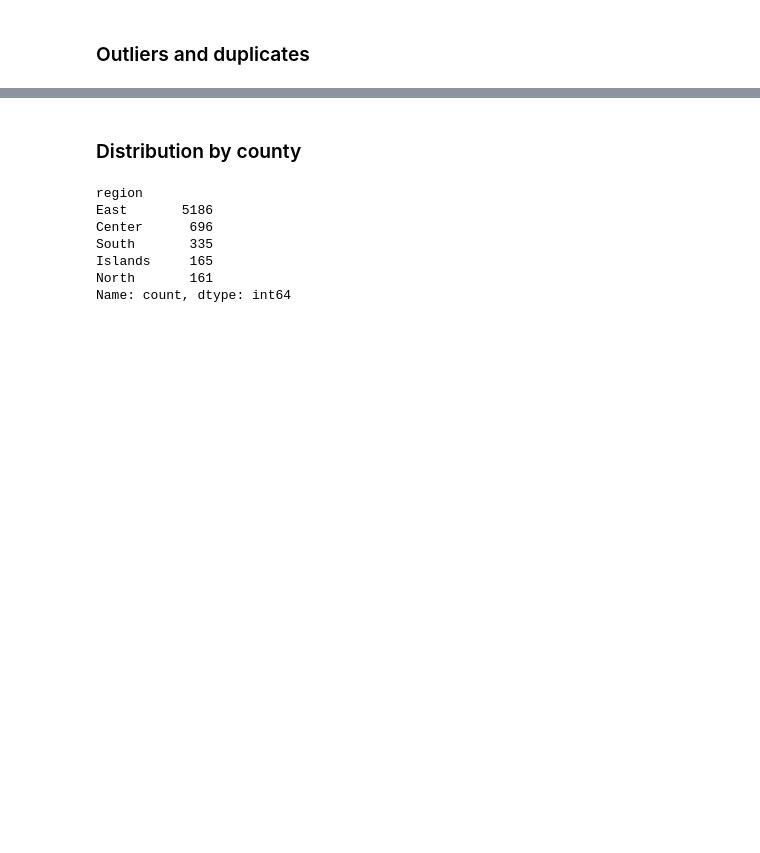
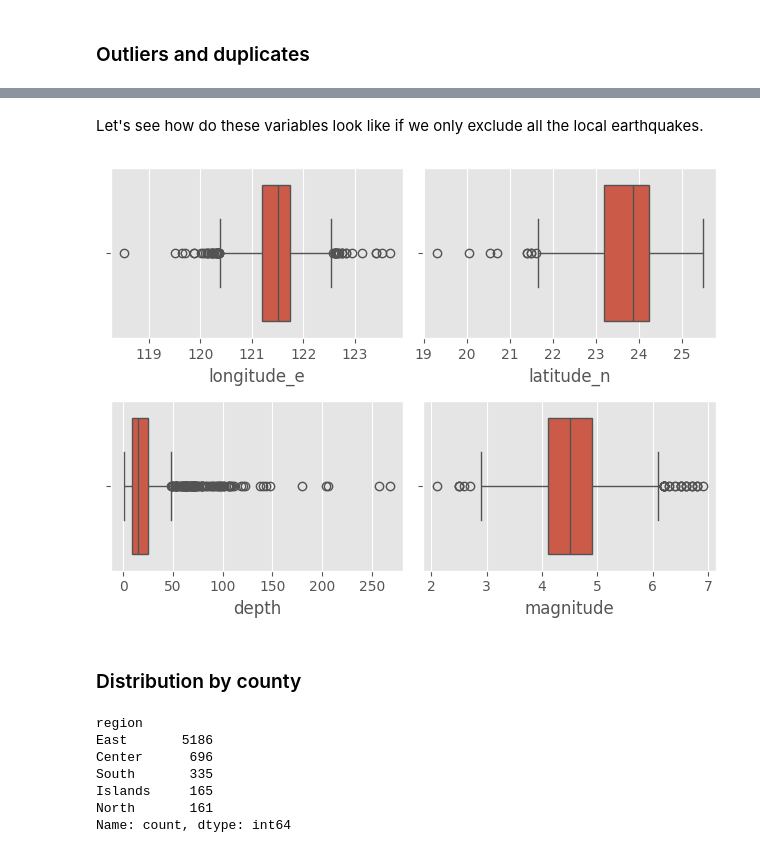
Before and after one commit to jiug/Taiwan-Earthquakes, a Jupyter notebook: earthquakes-taiwan.ipynb, the cells around one changed output, grey strips where cells are left out. Saved outputs shown, nothing was run; the diff lists cells and outputs as text; code cells hidden in the pictures; blank space fills up the shorter version.

```diff
--- a/earthquakes-taiwan.ipynb
+++ b/earthquakes-taiwan.ipynb
@@ -101,3 +104,17 @@ sns.boxplot(df['magnitude'], ax = ax[1,1])
+# %% [markdown]
+Let's see how do these variables look like if we only exclude all the local earthquakes.
+# %%
+fig, ax = plt.subplots(2,2)
+
+sns.boxplot(x=df[df['number']!='Small area']['longitude_e'], ax=ax[0,0])
+sns.boxplot(x=df[df['number']!='Small area']['latitude_n'], ax = ax[0,1])
+sns.boxplot(x=df[df['number']!='Small area']['depth'], ax = ax[1,0])
+sns.boxplot(x=df[df['number']!='Small area']['magnitude'], ax = ax[1,1])
+
+
+plt.tight_layout()
+# %% [output]
+[figure, added]
 # %% [markdown]
 ### Distribution by county
 # %%
```
Also changed, not shown: parts of 9 cells of this notebook.
